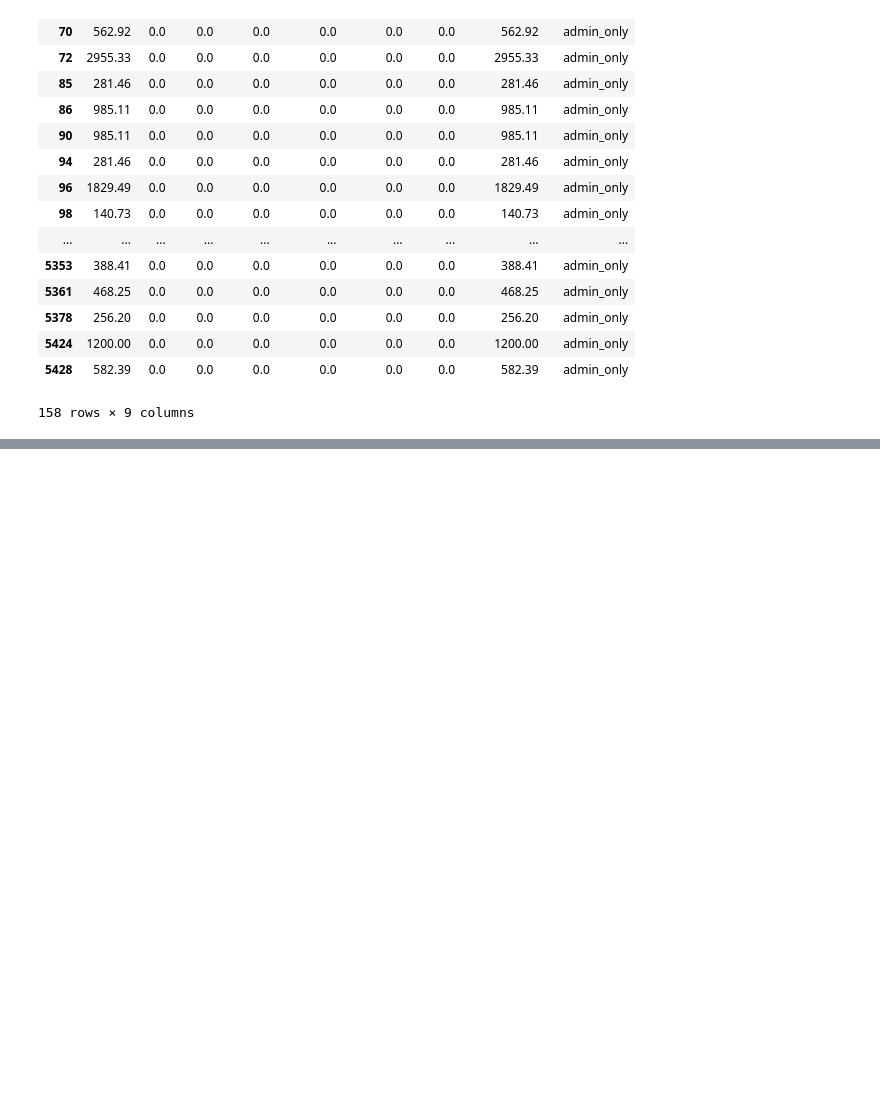
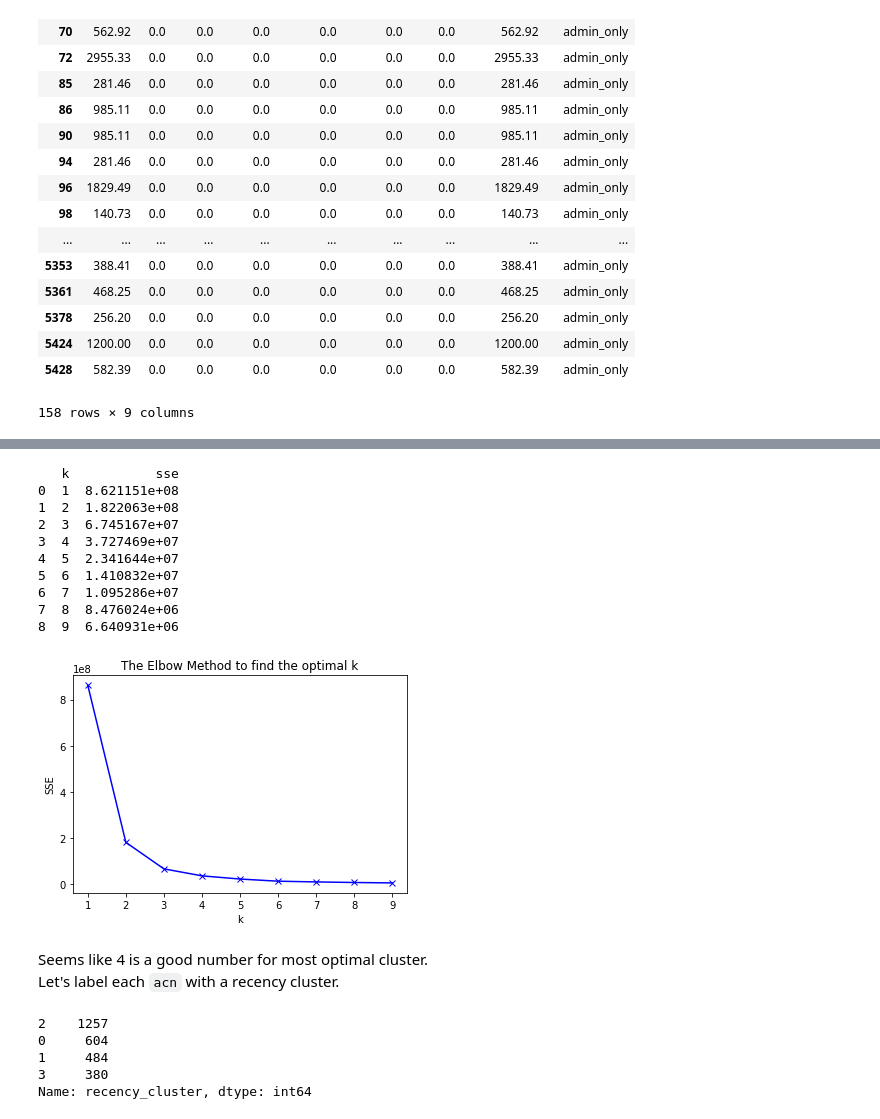
Before and after one commit to crisgiovanoni/jncc_project, a Jupyter notebook: modeling.ipynb, the cells around one changed output, grey strips where cells are left out. Cells and saved outputs as stored; diff of their text form; code cells hidden in the pictures; blank space fills up the shorter version.

Commit message:
created rfm clusters

```diff
--- a/modeling.ipynb
+++ b/modeling.ipynb
@@ -495,0 +511,2 @@ by_cat[by_cat.cluster_label=="admin_only"]
+# %%
+df = pd.read_csv("main_df.csv", low_memory=False)
@@ -495,0 +541,2 @@ by_cat[by_cat.cluster_label=="admin_only"]
+# %%
+df.timestamp = pd.to_datetime(df.timestamp)
@@ -495,0 +548,2 @@ by_cat[by_cat.cluster_label=="admin_only"]
+# %%
+customer = df.groupby('acn')[["timestamp"]].max()
@@ -495,0 +555,2 @@ by_cat[by_cat.cluster_label=="admin_only"]
+# %%
+customer["recency"] = (customer.timestamp.max() - customer.timestamp).dt.days
@@ -495,0 +571,33 @@ by_cat[by_cat.cluster_label=="admin_only"]
+# %%
+sse = []
+ks = range(1,10)
+
+for k in ks:
+    kmeans = KMeans(n_clusters=k)
+    kmeans.fit(customer[["recency"]])
+
+    # inertia: Sum of squared distances of samples to their closest cluster center.
+    sse.append(kmeans.inertia_)
+
+print(pd.DataFrame(dict(k=ks, sse=sse)))
+
+plt.plot(ks, sse, 'bx-')
+plt.xlabel('k')
+plt.ylabel('SSE')
+plt.title('The Elbow Method to find the optimal k')
+plt.show()
+# %% [output]
+   k           sse
+0  1  8.621151e+08
+1  2  1.822063e+08
+2  3  6.745167e+07
+3  4  3.727469e+07
+4  5  2.341644e+07
+5  6  1.410832e+07
+6  7  1.095286e+07
+7  8  8.476024e+06
+8  9  6.640931e+06
+[figure, added]
+# %% [markdown]
+Seems like 4 is a good number for most optimal cluster.
+Let's label each `acn` with a recency cluster.
@@ -495,0 +608,8 @@ by_cat[by_cat.cluster_label=="admin_only"]
+# %%
+customer.recency_cluster.value_counts()
+# %% [output]
+2    1257
+0     604
+1     484
+3     380
+Name: recency_cluster, dtype: int64
```
Also changed, not shown: parts of 50 cells of this notebook.
